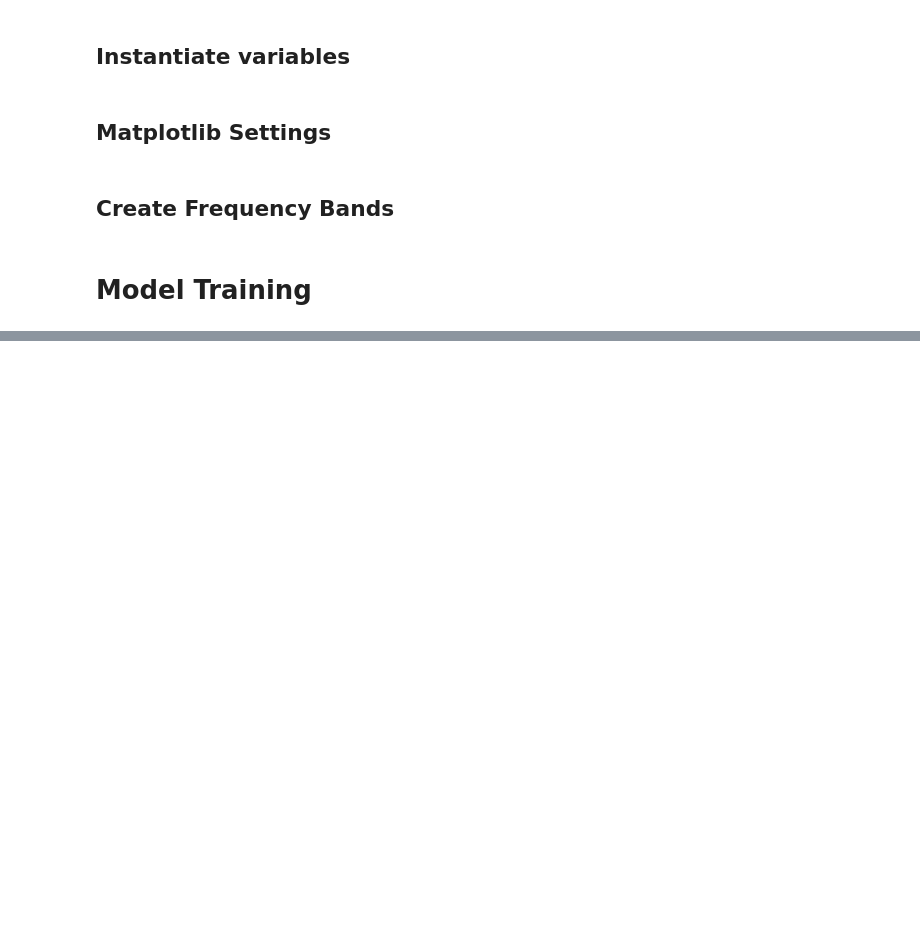
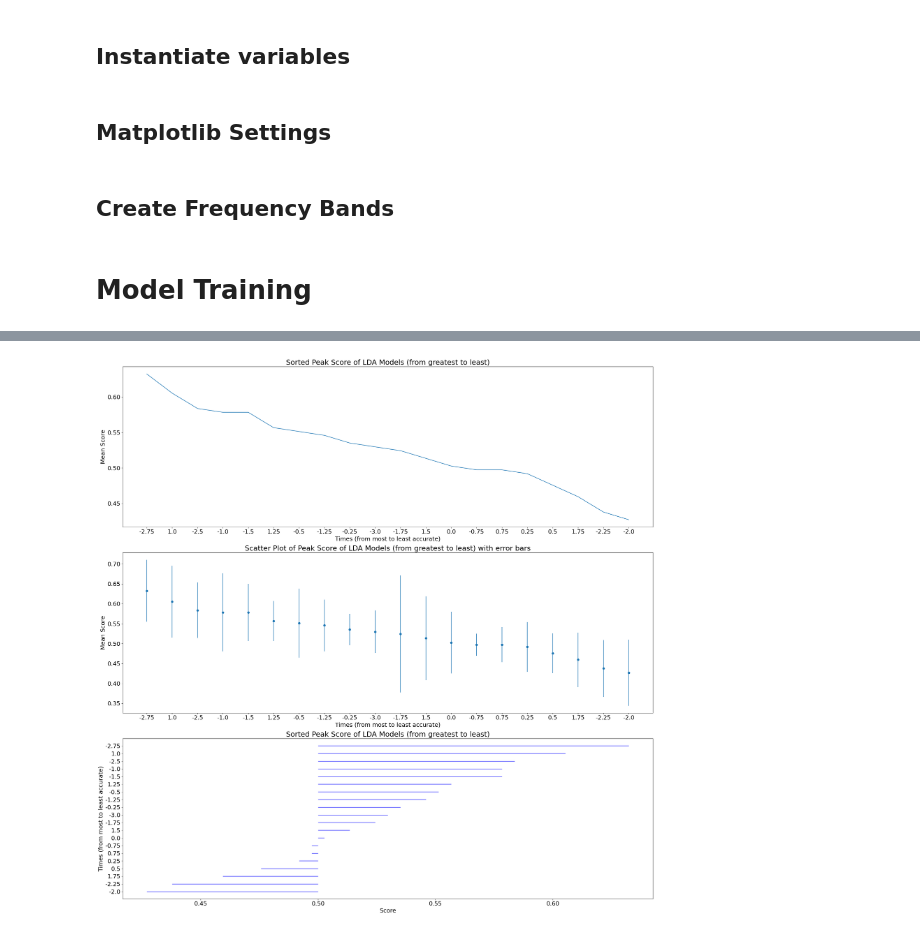
Before and after one commit to ncsl/decoding-decision-making, a Jupyter notebook: EFRI_Data_Analysis.ipynb, the cells around one changed output, grey strips where cells are left out. Saved outputs shown, nothing was run; the diff lists cells and outputs as text; code cells hidden in the pictures; blank space fills up the shorter version.

Commit message:
test PerTimestepAllChannels class

```diff
--- a/EFRI_Data_Analysis.ipynb
+++ b/EFRI_Data_Analysis.ipynb
@@ -108,0 +104,9 @@ plots.plot_power_heatmap(lda.mean_scores, 10, out_path_plots)
+# %%
+lda = LDA(setup_data=setup_data)
+lda.train_on_all_channels(f_band_data, y, 5, True)
+# %%
+plots = PerTimestepAllChannels(lda)
+# %%
+plots.plot_sorted_scores(out_path_plots)
+# %% [output]
+[figure, added]
```
Also changed, not shown: parts of 3 cells of this notebook.
